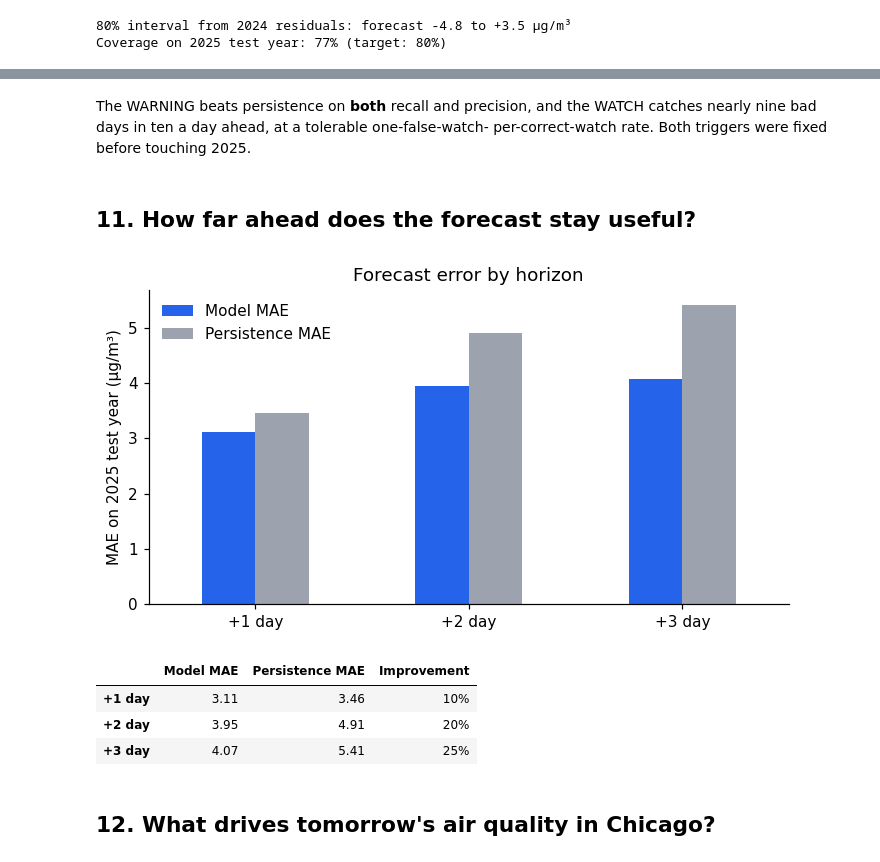
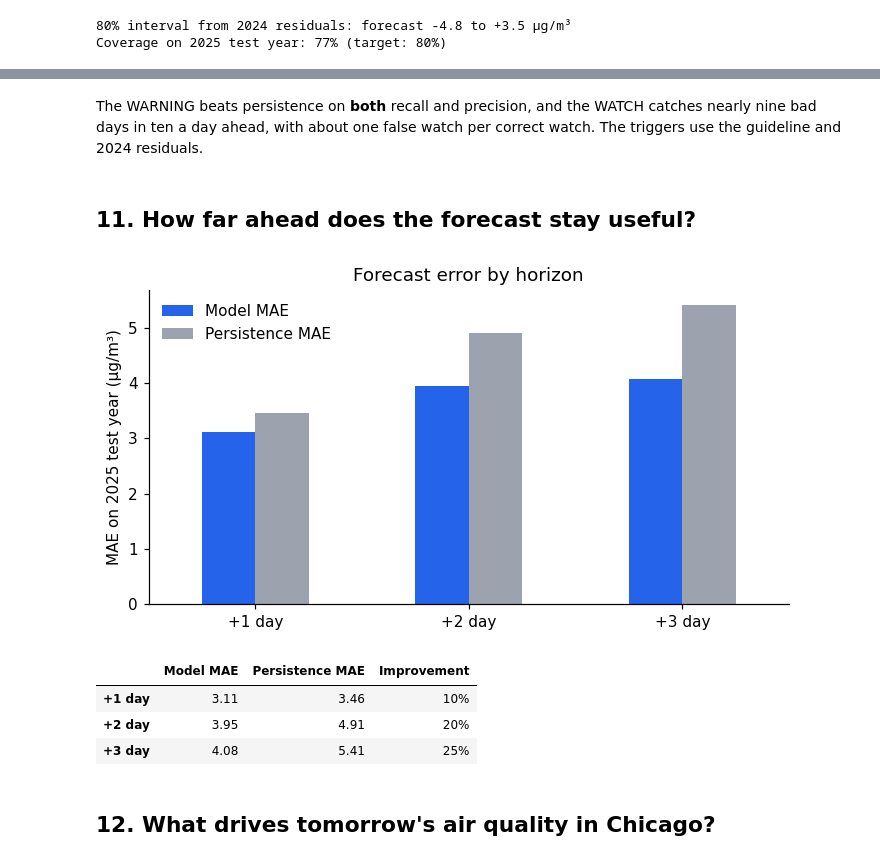
Before and after one commit to ParthPatel125/aircast, a Jupyter notebook: AirCast.ipynb, the cells around one changed output, grey strips where cells are left out. Drawn from its saved outputs; the diff is of its cells as text; code cells hidden in the pictures.

```diff
--- a/AirCast.ipynb
+++ b/AirCast.ipynb
@@ -168,6 +168,13 @@ wildfire-smoke episode.
 # %%
 SPLIT = "2025-01-01"
-train, test = data[data.index < SPLIT], data[data.index >= SPLIT]
+
+
+def before_cutoff(frame, cutoff, horizon=1):
+    """Keep only rows whose target dates precede the cutoff."""
+    return frame[frame.index + pd.Timedelta(days=horizon) < pd.Timestamp(cutoff)]
+
+
+train, test = before_cutoff(data, SPLIT), data[data.index >= SPLIT]
 X_train, y_train = train.drop(columns="pm25_tomorrow"), train["pm25_tomorrow"]
 X_test, y_test = test.drop(columns="pm25_tomorrow"), test["pm25_tomorrow"]
 print(f"Train: {len(train)} days ({train.index.min().date()} to {train.index.max().date()})")
@@ -449,40 +458,38 @@ WATCH trigger: forecast > 11.5 µg/m³ (guideline 15 minus interval top +3.5)
 | Persistence (alert if today was bad) | 34.0 | 34.0 | 0.68 | 0.68 |
 # %% [markdown]
 The WARNING beats persistence on **both** recall and precision, and the WATCH
-catches nearly nine bad days in ten a day ahead, at a tolerable one-false-watch-
-per-correct-watch rate. Both triggers were fixed before touching 2025.
+catches nearly nine bad days in ten a day ahead, with about one false watch
+per correct watch. The triggers use the guideline and 2024 residuals.
 # %% [markdown]
 ## 11. How far ahead does the forecast stay useful?
 # %%
-from sklearn.base import clone
-
 horizon_rows = {}
 full_features = add_smoke_signals(features, cams, up)
 for h in [1, 2, 3]:
     d_h = full_features.join(epa.shift(-h).rename("y")).dropna()
-    tr, te = d_h[d_h.index < SPLIT], d_h[d_h.index >= SPLIT]
+    tr, te = before_cutoff(d_h, SPLIT, h), d_h[d_h.index >= SPLIT]
     m = make_pipeline(StandardScaler(), Ridge(alpha=1.0)).fit(tr.drop(columns="y"), tr["y"])
     horizon_rows[f"+{h} day"] = {
         "Model MAE": mean_absolute_error(te["y"], m.predict(te.drop(columns="y"))),
         "Persistence MAE": mean_absolute_error(te["y"], te["epa_today"]),
     }
 horizons = pd.DataFrame(horizon_rows).T.round(2)
 horizons["Improvement"] = (1 - horizons["Model MAE"] / horizons["Persistence MAE"]).map("{:.0%}".format)
 
 ax = horizons[["Model MAE", "Persistence MAE"]].plot.bar(
     rot=0, color=["#2563eb", "#9ca3af"], figsize=(6.5, 3.6))
 ax.set_ylabel("MAE on 2025 test year (µg/m³)")
 ax.set_title("Forecast error by horizon")
 ax.legend(frameon=False)
 plt.tight_layout(); plt.savefig("figures/05_horizons.png", bbox_inches="tight")
 plt.show()
 horizons
 # %% [output]
 [figure]
 |  | Model MAE | Persistence MAE | Improvement |
 | +1 day | 3.11 | 3.46 | 10% |
 | +2 day | 3.95 | 4.91 | 20% |
-| +3 day | 4.07 | 5.41 | 25% |
+| +3 day | 4.08 | 5.41 | 25% |
 # %% [markdown]
 ## 12. What drives tomorrow's air quality in Chicago?
 # %%
```
Also changed, not shown: parts of 21 cells of this notebook, 7 other files.
